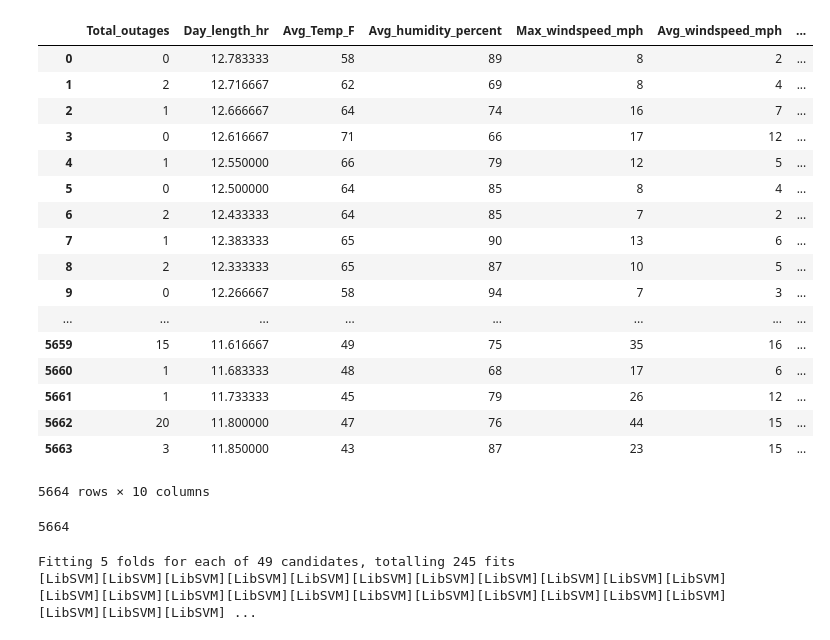
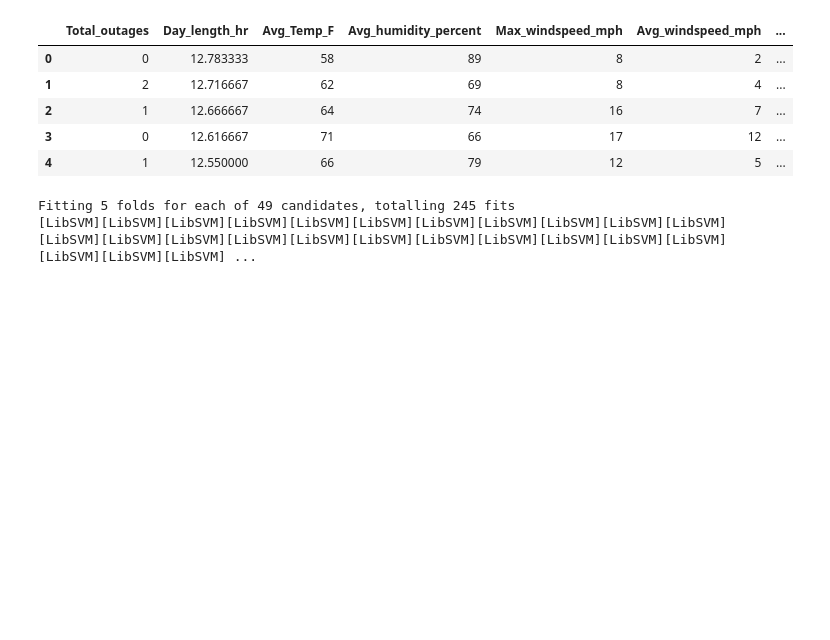
Before and after one commit to Yuanyuan-Shi/PowerOutagePredictor, a Jupyter notebook: PowerOutagePredictor/SVM/SVM-sandbox.ipynb, the cells around one changed output. Saved outputs shown, nothing was run; the diff lists cells and outputs as text; code cells hidden in the pictures; blank space fills up the shorter version.

```diff
--- a/PowerOutagePredictor/SVM/SVM-sandbox.ipynb
+++ b/PowerOutagePredictor/SVM/SVM-sandbox.ipynb
@@ -15,29 +12,15 @@ from matplotlib import pyplot as plt
 # %%
 data = pd.read_csv("../../Data/WeatherOutagesAll_RK.csv")
 # %%
-data
+data.head()
 # %% [output]
 |  | Total_outages | Day_length_hr | Avg_Temp_F | Avg_humidity_percent | Max_windspeed_mph | Avg_windspeed_mph | ... |
 | 0 | 0 | 12.783333 | 58 | 89 | 8 | 2 | ... |
 | 1 | 2 | 12.716667 | 62 | 69 | 8 | 4 | ... |
 | 2 | 1 | 12.666667 | 64 | 74 | 16 | 7 | ... |
 | 3 | 0 | 12.616667 | 71 | 66 | 17 | 12 | ... |
 | 4 | 1 | 12.550000 | 66 | 79 | 12 | 5 | ... |
-| 5 | 0 | 12.500000 | 64 | 85 | 8 | 4 | ... |
-| 6 | 2 | 12.433333 | 64 | 85 | 7 | 2 | ... |
-| 7 | 1 | 12.383333 | 65 | 90 | 13 | 6 | ... |
-| 8 | 2 | 12.333333 | 65 | 87 | 10 | 5 | ... |
-| 9 | 0 | 12.266667 | 58 | 94 | 7 | 3 | ... |
-| ... | ... | ... | ... | ... | ... | ... | ... |
-| 5659 | 15 | 11.616667 | 49 | 75 | 35 | 16 | ... |
-| 5660 | 1 | 11.683333 | 48 | 68 | 17 | 6 | ... |
-| 5661 | 1 | 11.733333 | 45 | 79 | 26 | 12 | ... |
-| 5662 | 20 | 11.800000 | 47 | 76 | 44 | 15 | ... |
-| 5663 | 3 | 11.850000 | 43 | 87 | 23 | 15 | ... |
-5664 rows × 10 columns
 # %%
-# data["outage_class"] = np.zeros(data.shape[0], dtype=np.int)
-print(data.shape[0])
 for i in range(data.shape[0]):
     if data.iloc[i].Total_outages < 3:
         data.loc[i, "outage_class"] = int(0)
@@ -45,7 +28,5 @@ for i in range(data.shape[0]):
         data.loc[i, "outage_class"] = int(2)
     else:
         data.loc[i, "outage_class"] = int(1)
-# %% [output]
-5664
 # %%
 scaler = StandardScaler()
```
Also changed, not shown: parts of 11 cells of this notebook.
